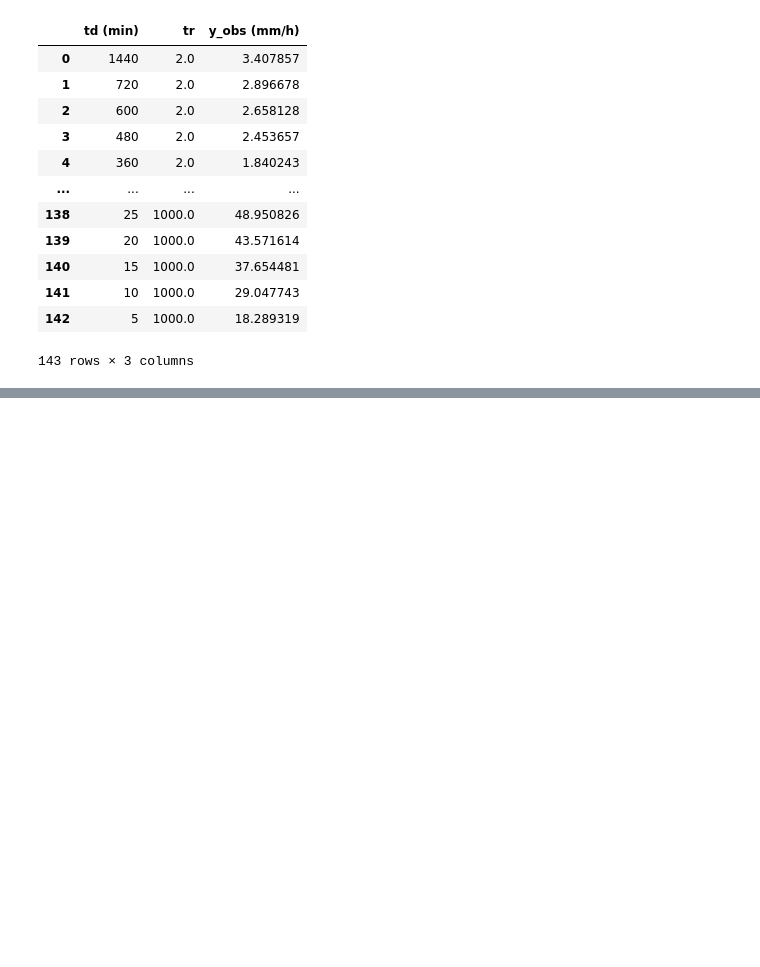
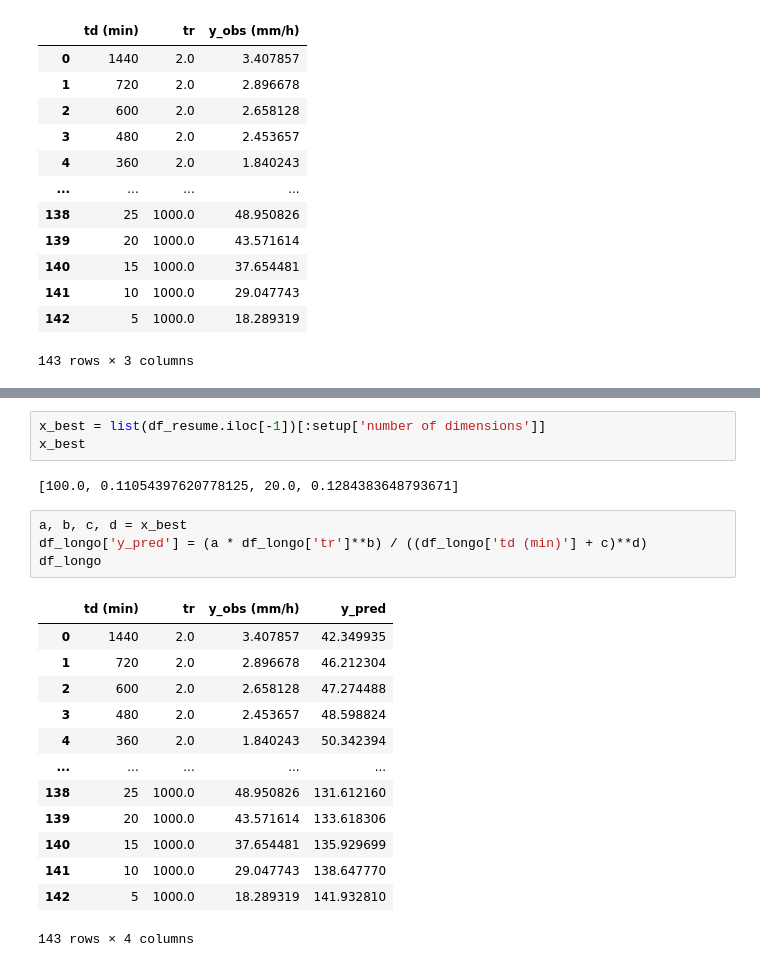
Before and after one commit to wmpjrufg/climatetwin, a Jupyter notebook: teste_preciptacoes_ag.ipynb, the cells around one changed output, grey strips where cells are left out. Saved outputs shown, nothing was run; the diff lists cells and outputs as text; blank space fills up the shorter version.

```diff
--- a/teste_preciptacoes_ag.ipynb
+++ b/teste_preciptacoes_ag.ipynb
@@ -172,3 +210,26 @@ df_longo
+# %%
+x_best = list(df_resume.iloc[-1])[:setup['number of dimensions']]
+x_best
+# %% [output]
+[100.0, 0.11054397620778125, 20.0, 0.1284383648793671]
+# %%
+a, b, c, d = x_best
+df_longo['y_pred'] = (a * df_longo['tr']**b) / ((df_longo['td (min)'] + c)**d)
+df_longo
+# %% [output]
+|  | td (min) | tr | y_obs (mm/h) | y_pred |
+| 0 | 1440 | 2.0 | 3.407857 | 42.349935 |
+| 1 | 720 | 2.0 | 2.896678 | 46.212304 |
+| 2 | 600 | 2.0 | 2.658128 | 47.274488 |
+| 3 | 480 | 2.0 | 2.453657 | 48.598824 |
+| 4 | 360 | 2.0 | 1.840243 | 50.342394 |
+| ... | ... | ... | ... | ... |
+| 138 | 25 | 1000.0 | 48.950826 | 131.612160 |
+| 139 | 20 | 1000.0 | 43.571614 | 133.618306 |
+| 140 | 15 | 1000.0 | 37.654481 | 135.929699 |
+| 141 | 10 | 1000.0 | 29.047743 | 138.647770 |
+| 142 | 5 | 1000.0 | 18.289319 | 141.932810 |
+143 rows × 4 columns
 # %%
 for tr_val, grupo in df_longo.groupby('tr'):
     plt.figure(figsize=(8, 5))
```
Also changed, not shown: parts of 5 cells of this notebook, 20 other files.
